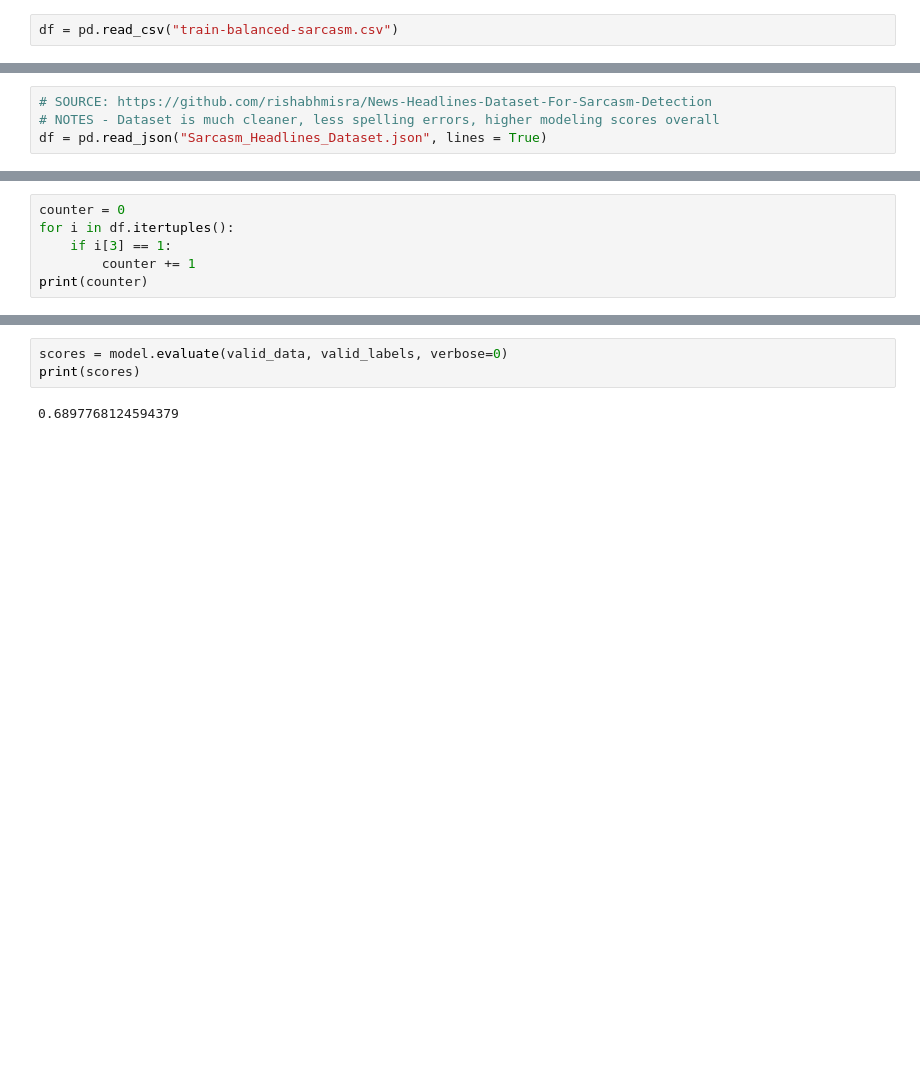
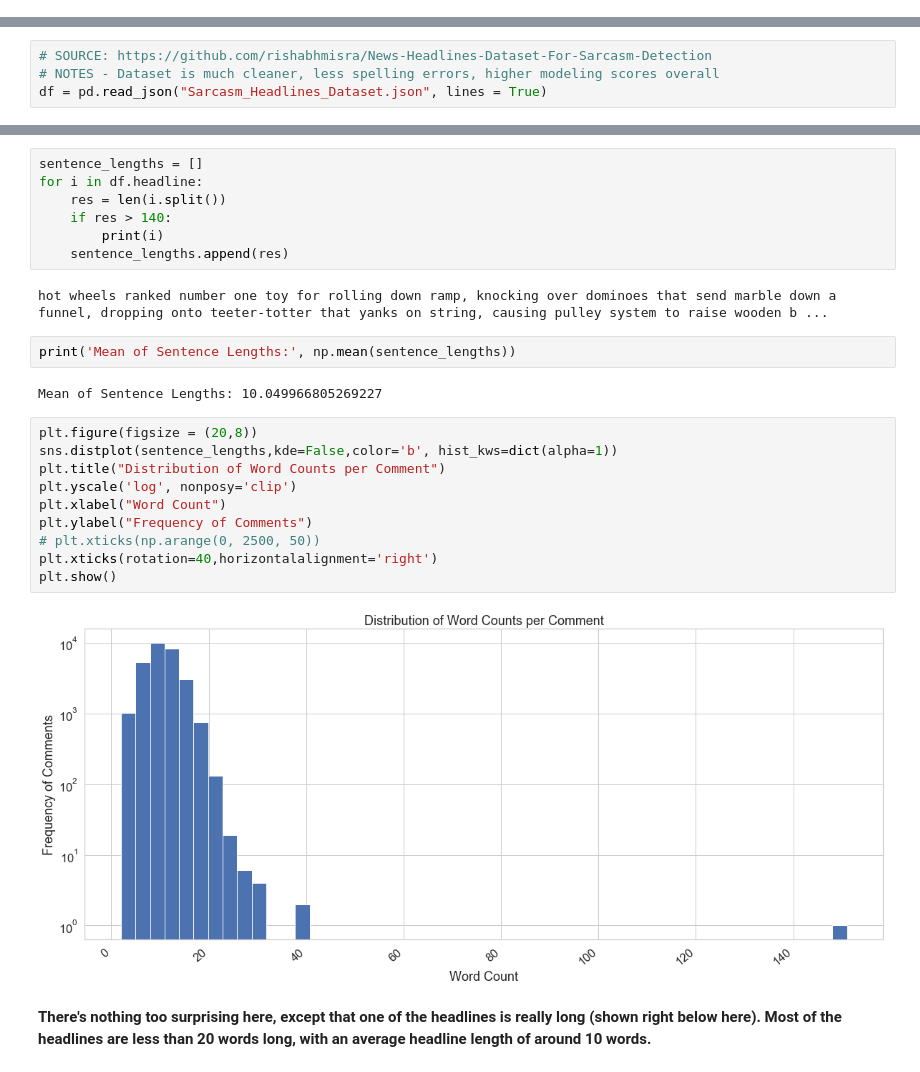
Before and after one commit to percivalchen/Sarcasm-Detection-With-Deep-Learning, a Jupyter notebook: EDA.ipynb, the cells around one changed output, grey strips where cells are left out. Drawn from its saved outputs; the diff is of its cells as text; blank space fills up the shorter version.

```diff
--- a/EDA.ipynb
+++ b/EDA.ipynb
@@ -24,7 +14,5 @@ df = pd.read_csv("train-balanced-sarcasm.csv")
 # %% [markdown]
 # Data Cleaning
 ### Figuring out the "nan" float values that are causing issues
-# %%
-df = pd.read_csv("train-balanced-sarcasm.csv")
 # %%
 print(len(df))
@@ -291,6 +143,0 @@ print(len(df))
-# %%
-counter = 0
-for i in df.itertuples():
-    if i[3] == 1:
-        counter += 1
-print(counter)
@@ -599,5 +164,27 @@ Epoch 2/2
-# %%
-scores = model.evaluate(valid_data, valid_labels, verbose=0)
-print(scores)
-# %% [output]
-0.6897768124594379
+# %%
+sentence_lengths = []
+for i in df.headline:
+    res = len(i.split())
+    if res > 140:
+        print(i)
+    sentence_lengths.append(res)
+# %% [output]
+hot wheels ranked number one toy for rolling down ramp, knocking over dominoes that send marble down a funnel, dropping onto teeter-totter that yanks on string, causing pulley system to raise wooden b ...
+# %%
+print('Mean of Sentence Lengths:', np.mean(sentence_lengths))
+# %% [output]
+Mean of Sentence Lengths: 10.049966805269227
+# %%
+plt.figure(figsize = (20,8))
+sns.distplot(sentence_lengths,kde=False,color='b', hist_kws=dict(alpha=1))
+plt.title("Distribution of Word Counts per Comment")
+plt.yscale('log', nonposy='clip')
+plt.xlabel("Word Count")
+plt.ylabel("Frequency of Comments")
+# plt.xticks(np.arange(0, 2500, 50))
+plt.xticks(rotation=40,horizontalalignment='right')
+plt.show()
+# %% [output]
+[figure, added]
+# %% [markdown]
+**There's nothing too surprising here, except that one of the headlines is really long (shown right below here). Most of the headlines are less than 20 words long, with an average headline length of around 10 words.**
```
Also changed, not shown: parts of 48 cells of this notebook.
